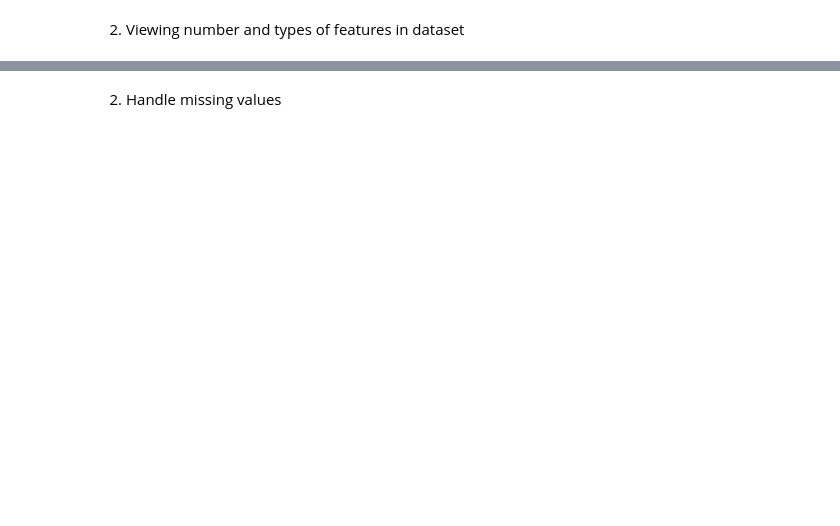
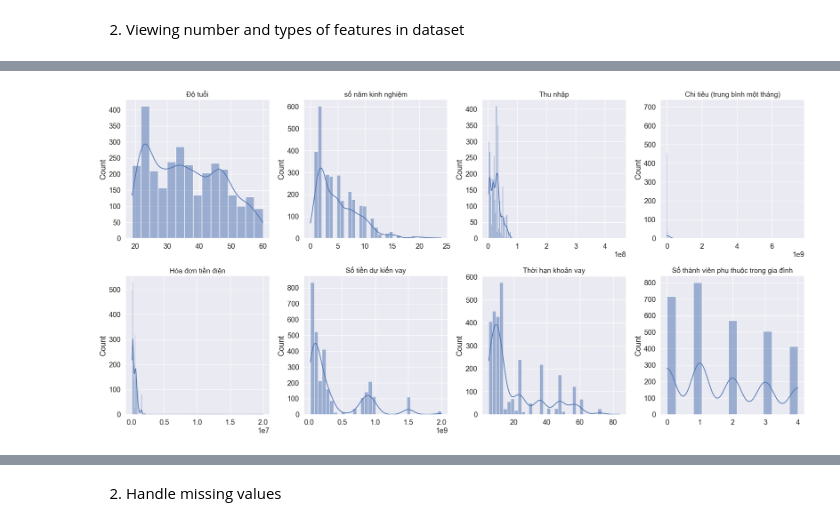
Before and after one commit to ThuHen/Loan_Prediction, a Jupyter notebook: test-checkpoint-checkpoint.ipynb, the cells around one changed output, grey strips where cells are left out. Drawn from its saved outputs; the diff is of its cells as text; code cells hidden in the pictures; blank space fills up the shorter version.

```diff
--- a/test-checkpoint-checkpoint.ipynb
+++ b/test-checkpoint-checkpoint.ipynb
@@ -22,0 +69,44 @@ data_1 = data_0.drop(columns=['ID khách hàng'])
+# %%
+# trực quan
+fig, axes = plt.subplots(nrows=2, ncols=4, figsize=(20, 10))
+
+age = data_1['Độ tuổi'].values
+experience = data_1['Tình trạng công việc hiện tại (số năm kinh nghiệm)'].values
+income = data_1['Thu nhập'].values
+expense = data_1['Chi tiêu (trung bình một tháng)'].values
+power_bill = data_1['Hóa đơn tiền điện'].values
+loan = data_1['Số tiền dự kiến vay'].values
+term = data_1['Thời hạn khoản vay'].values
+dependents = data_1['Số thành viên phụ thuộc trong gia đình'].values
+
+# Plotting the distributions using histplot instead of distplot
+sns.histplot(age, ax=axes[0, 0], kde=True)
+axes[0, 0].set_title('Độ tuổi', fontsize=14)
+
+sns.histplot(experience, ax=axes[0, 1], kde=True)
+axes[0, 1].set_title('số năm kinh nghiệm', fontsize=14)
+
+sns.histplot(income, ax=axes[0, 2], kde=True)
+axes[0, 2].set_title('Thu nhập', fontsize=14)
+
+sns.histplot(expense, ax=axes[0, 3], kde=True)
+axes[0, 3].set_title('Chi tiêu (trung bình một tháng)', fontsize=14)
+
+sns.histplot(power_bill, ax=axes[1, 0], kde=True)
+axes[1, 0].set_title('Hóa đơn tiền điện', fontsize=14)
+
+sns.histplot(loan, ax=axes[1, 1], kde=True)
+axes[1, 1].set_title('Số tiền dự kiến vay', fontsize=14)
+
+sns.histplot(term, ax=axes[1, 2], kde=True)
+axes[1, 2].set_title('Thời hạn khoản vay', fontsize=14)
+
+sns.histplot(dependents, ax=axes[1, 3], kde=True)
+axes[1, 3].set_title('Số thành viên phụ thuộc trong gia đình', fontsize=14)
+
+# Adjusting the subplots spacing
+plt.tight_layout()
+
+plt.show()
+# %% [output]
+[figure, added]
```
Also changed, not shown: parts of 82 cells of this notebook, 4 other files.
